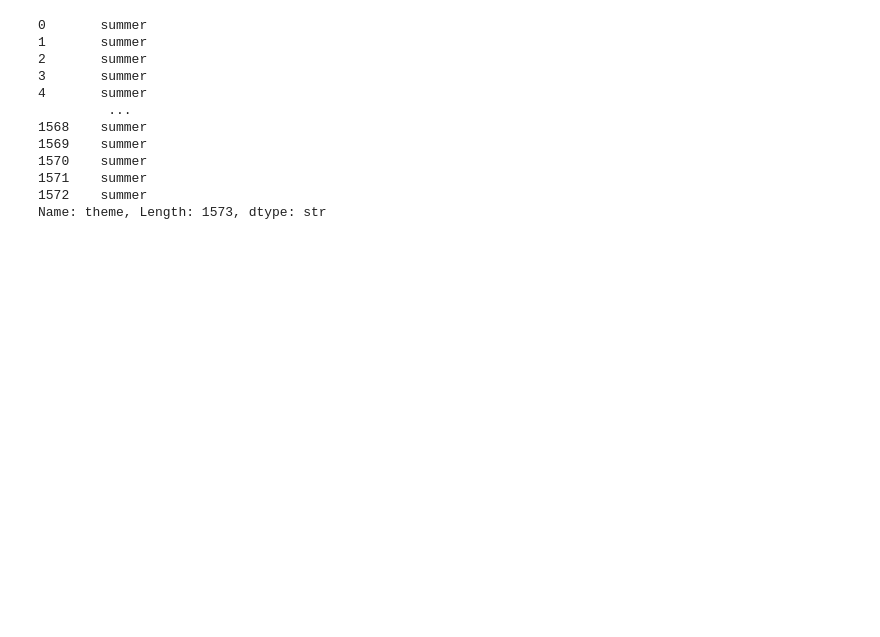
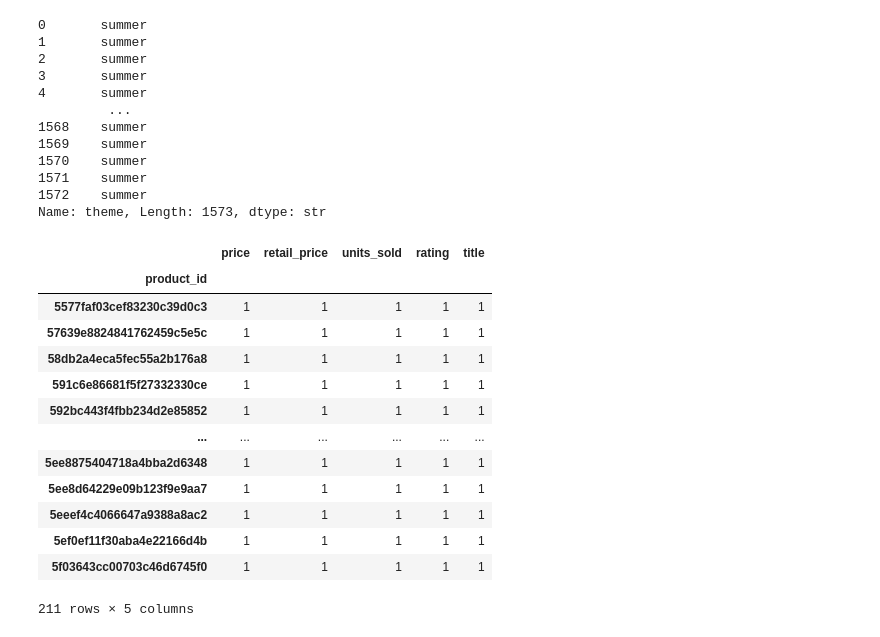
Before and after one commit to kaizen-jay/Retail-Sales-Analytics, a Jupyter notebook: notebooks/summer_product_analysis.ipynb, the cells around one changed output. Cells and saved outputs as stored; diff of their text form; code cells hidden in the pictures; blank space fills up the shorter version.

```diff
--- a/notebooks/summer_product_analysis.ipynb
+++ b/notebooks/summer_product_analysis.ipynb
@@ -724,3 +724,34 @@ df.theme
 1571    summer
 1572    summer
 Name: theme, Length: 1573, dtype: str
+# %%
+#3.18 — Investigate Repeated Product IDs Properly
+# Check whether repeated product IDs have different values
+duplicate_id_groups = (
+    df[df["product_id"].duplicated(keep=False)]
+    .groupby("product_id")
+    .agg({
+        "price": "nunique",
+        "retail_price": "nunique",
+        "units_sold": "nunique",
+        "rating": "nunique",
+        "title": "nunique"
+    })
+)
+
+duplicate_id_groups
+# %% [output]
+|  | price | retail_price | units_sold | rating | title |
+| product_id |  |  |  |  |  |
+| 5577faf03cef83230c39d0c3 | 1 | 1 | 1 | 1 | 1 |
+| 57639e8824841762459c5e5c | 1 | 1 | 1 | 1 | 1 |
+| 58db2a4eca5fec55a2b176a8 | 1 | 1 | 1 | 1 | 1 |
+| 591c6e86681f5f27332330ce | 1 | 1 | 1 | 1 | 1 |
+| 592bc443f4fbb234d2e85852 | 1 | 1 | 1 | 1 | 1 |
+| ... | ... | ... | ... | ... | ... |
+| 5ee8875404718a4bba2d6348 | 1 | 1 | 1 | 1 | 1 |
+| 5ee8d64229e09b123f9e9aa7 | 1 | 1 | 1 | 1 | 1 |
+| 5eeef4c4066647a9388a8ac2 | 1 | 1 | 1 | 1 | 1 |
+| 5ef0ef11f30aba4e22166d4b | 1 | 1 | 1 | 1 | 1 |
+| 5f03643cc00703c46d6745f0 | 1 | 1 | 1 | 1 | 1 |
+211 rows × 5 columns
```
